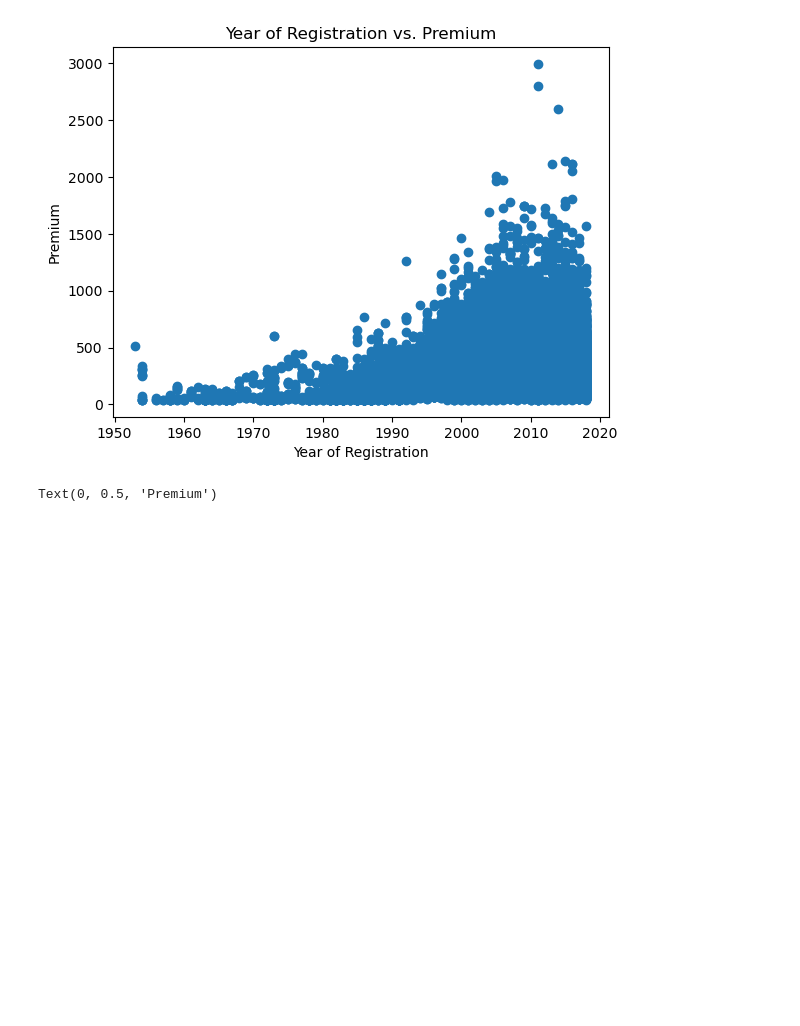
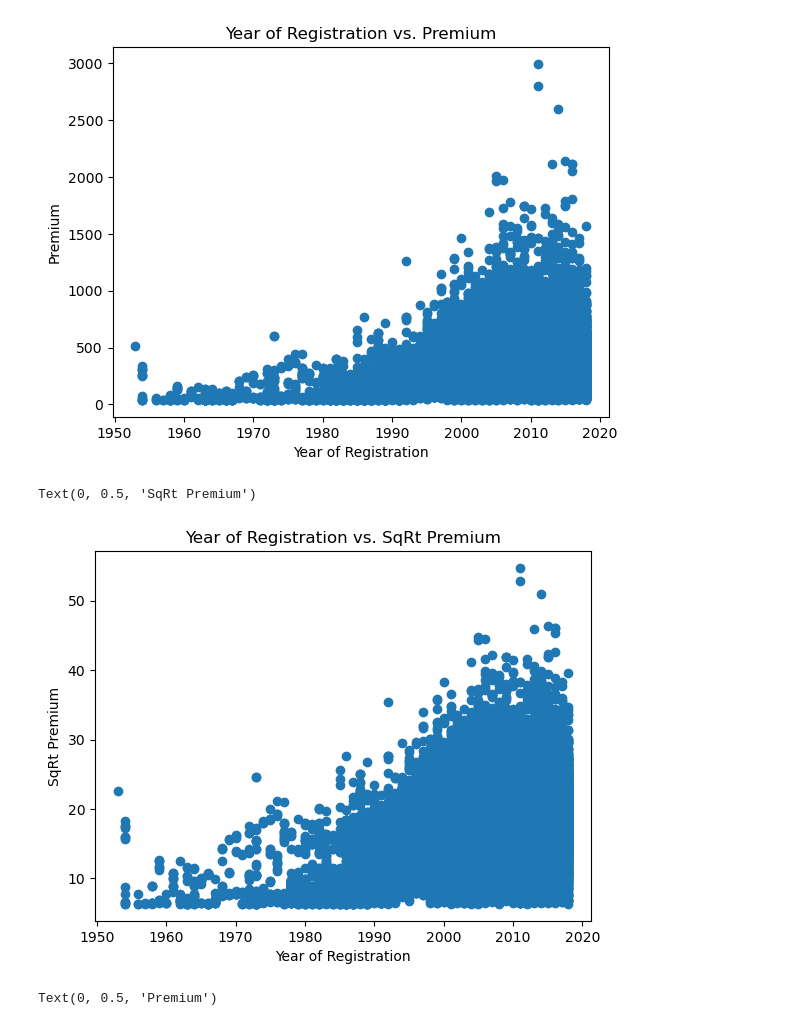
Before and after one commit to shoe-bin/Springboard-Projects, a Jupyter notebook: CapstoneProject/Notebooks/Capstone_EDA.ipynb, the cells around one changed output. Drawn from its saved outputs; the diff is of its cells as text; code cells hidden in the pictures; blank space fills up the shorter version.

```diff
--- a/CapstoneProject/Notebooks/Capstone_EDA.ipynb
+++ b/CapstoneProject/Notebooks/Capstone_EDA.ipynb
@@ -249,6 +249,16 @@ plt.ylabel('Premium')
 # %% [output]
 Text(0, 0.5, 'Premium')
 [figure]
+# %%
+auto_df['sqrt_prem'] = np.sqrt(auto_df['Premium'])
+# auto_df[['Year_matriculation', 'sqrt_year']]
+plt.scatter(auto_df['Year_matriculation'], auto_df['sqrt_prem'])
+plt.title('Year of Registration vs. SqRt Premium')
+plt.xlabel('Year of Registration')
+plt.ylabel('SqRt Premium')
+# %% [output]
+Text(0, 0.5, 'SqRt Premium')
+[figure, added]
 # %%
 #Appears to be a slightly negative correlation between the two
 plt.scatter(auto_df['Age'], auto_df['Premium'])
```
Also changed, not shown: parts of 7 cells of this notebook, 3 other files.
